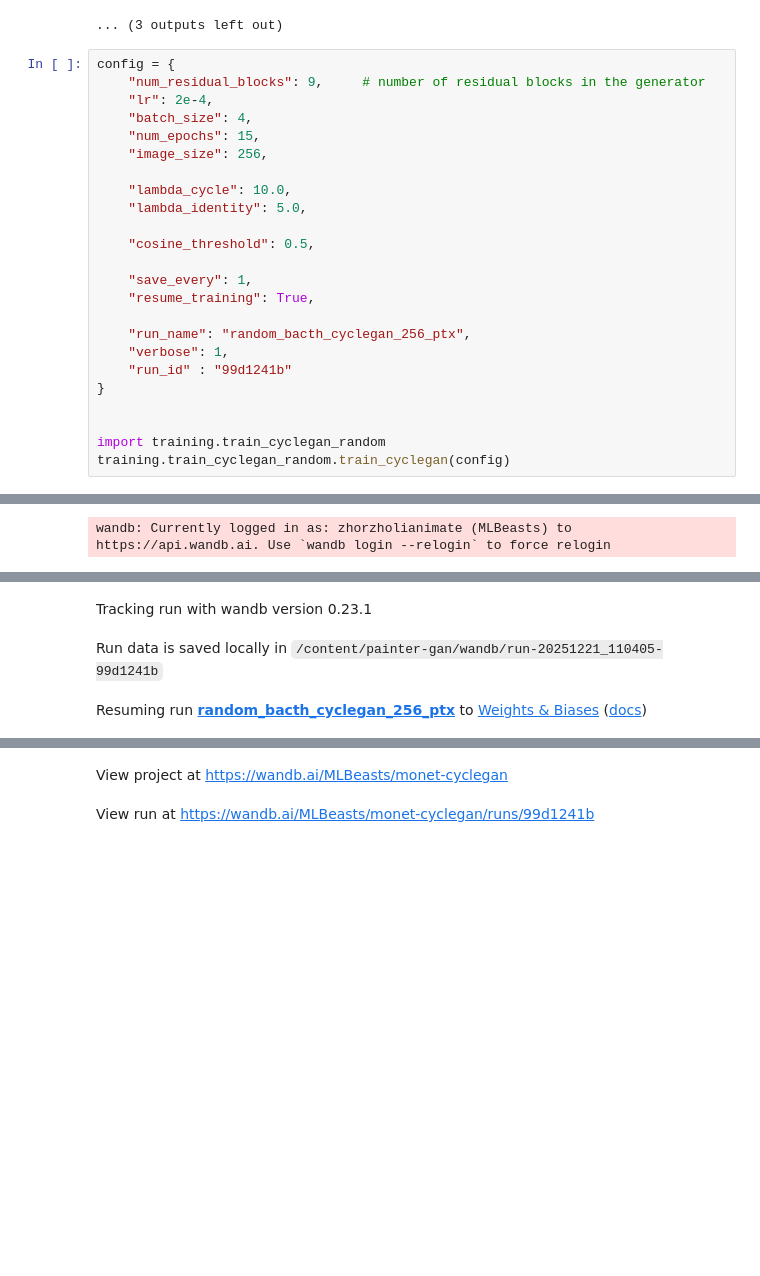
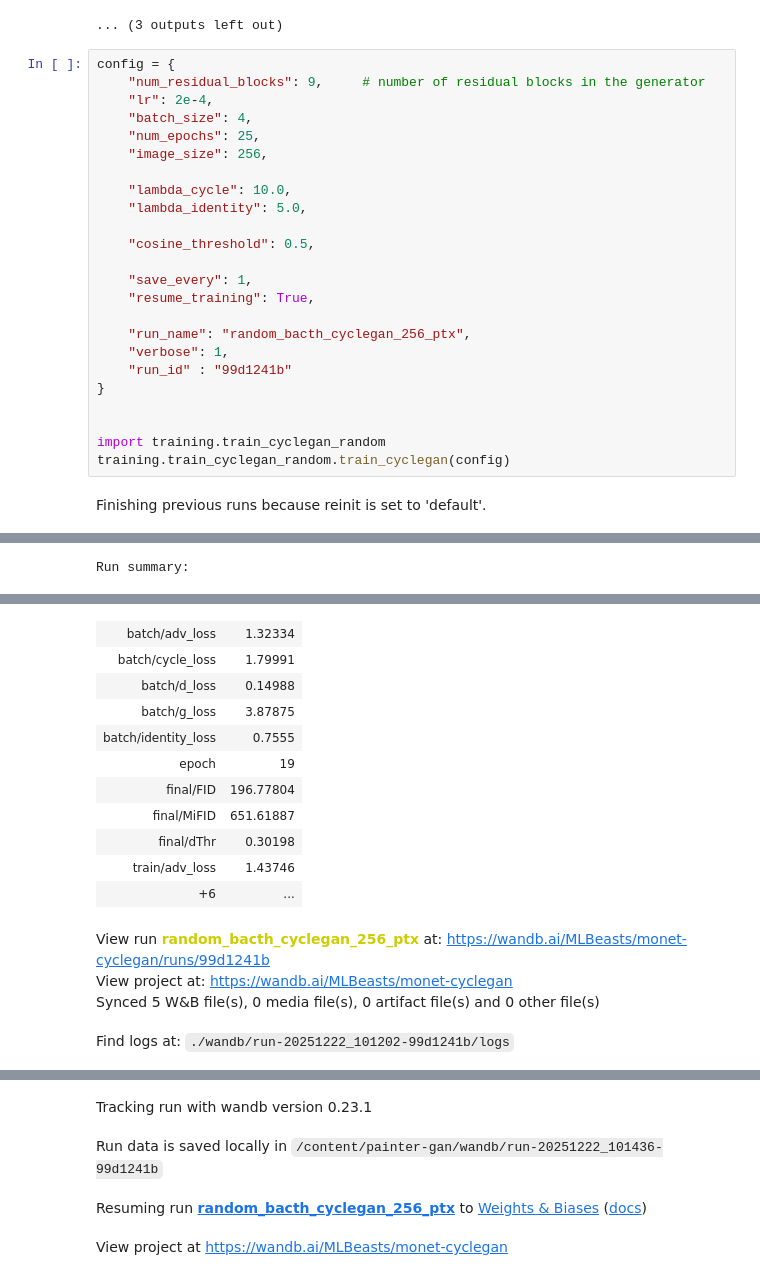
Before and after one commit to Mateus929/painter-gan, a Jupyter notebook: notebooks/gan.ipynb, the cells around one changed output, grey strips where cells are left out. Cells and saved outputs as stored; diff of their text form; blank space fills up the shorter version.

```diff
--- a/notebooks/gan.ipynb
+++ b/notebooks/gan.ipynb
@@ -432,7 +432,7 @@ config = {
     "num_residual_blocks": 9,     # number of residual blocks in the generator
     "lr": 2e-4,
     "batch_size": 4,
-    "num_epochs": 15,
+    "num_epochs": 25,
     "image_size": 256,
 
     "lambda_cycle": 10.0,
@@ -452,3 +452,4 @@ config = {
 import training.train_cyclegan_random
 training.train_cyclegan_random.train_cyclegan(config)
 # %% [output]
+Finishing previous runs because reinit is set to 'default'.
@@ -455 +457 @@ training.train_cyclegan_random.train_cyclegan(config)
-wandb: Currently logged in as: zhorzholianimate (MLBeasts) to https://api.wandb.ai. Use `wandb login --relogin` to force relogin
+Run summary:
@@ -457,3 +458,15 @@ wandb: Currently logged in as: zhorzholianimate (MLBeasts) to https://api.wandb.
-Tracking run with wandb version 0.23.1
+| batch/adv_loss | 1.32334 |
+| batch/cycle_loss | 1.79991 |
+| batch/d_loss | 0.14988 |
+| batch/g_loss | 3.87875 |
+| batch/identity_loss | 0.7555 |
+| epoch | 19 |
+| final/FID | 196.77804 |
+| final/MiFID | 651.61887 |
+| final/dThr | 0.30198 |
+| train/adv_loss | 1.43746 |
+| +6 | ... |
-Run data is saved locally in /content/painter-gan/wandb/run-20251221_110405-99d1241b
+View run random_bacth_cyclegan_256_ptx at: https://wandb.ai/MLBeasts/monet-cyclegan/runs/99d1241b
+View project at: https://wandb.ai/MLBeasts/monet-cyclegan
+Synced 5 W&B file(s), 0 media file(s), 0 artifact file(s) and 0 other file(s)
-Resuming run random_bacth_cyclegan_256_ptx to Weights & Biases (docs)
+Find logs at: ./wandb/run-20251222_101202-99d1241b/logs
@@ -460,2 +474,4 @@ Resuming run random_bacth_cyclegan_256_ptx to Weights & Biases (docs)
-View project at https://wandb.ai/MLBeasts/monet-cyclegan
+Tracking run with wandb version 0.23.1
-View run at https://wandb.ai/MLBeasts/monet-cyclegan/runs/99d1241b
+Run data is saved locally in /content/painter-gan/wandb/run-20251222_101436-99d1241b
+Resuming run random_bacth_cyclegan_256_ptx to Weights & Biases (docs)
+View project at https://wandb.ai/MLBeasts/monet-cyclegan
```
Also changed, not shown: parts of 2 cells of this notebook.
